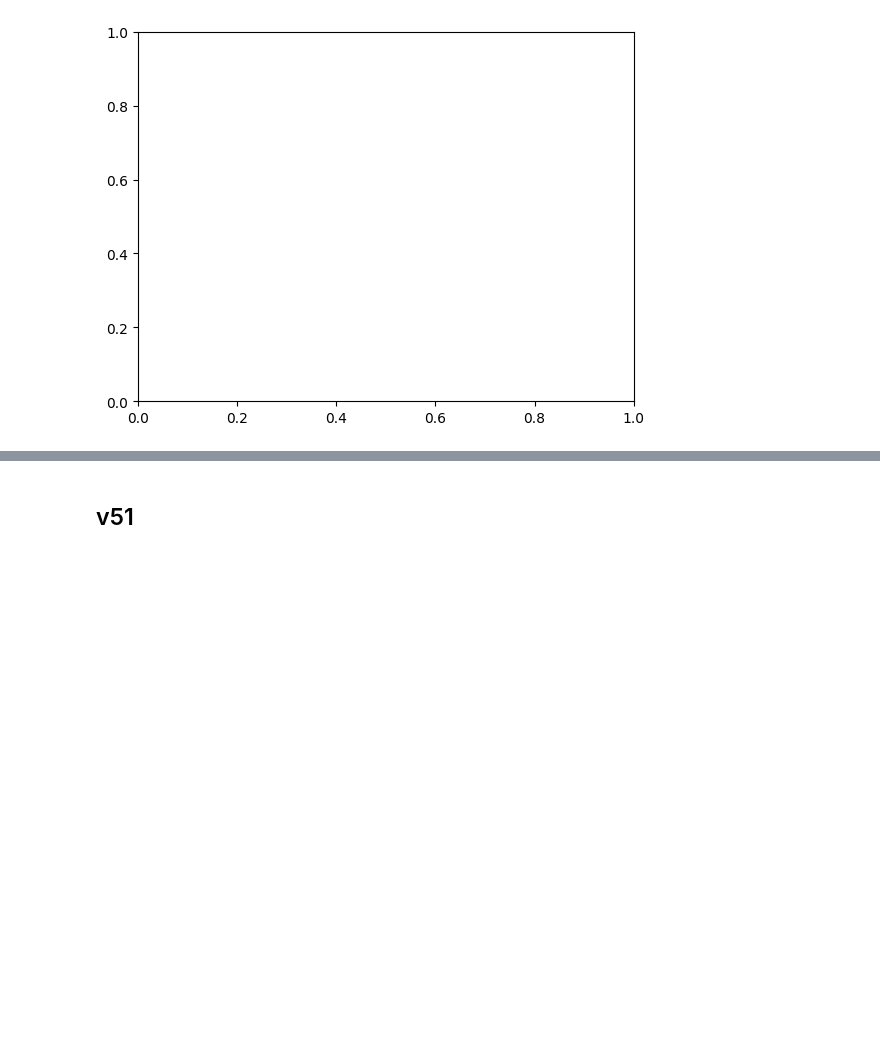
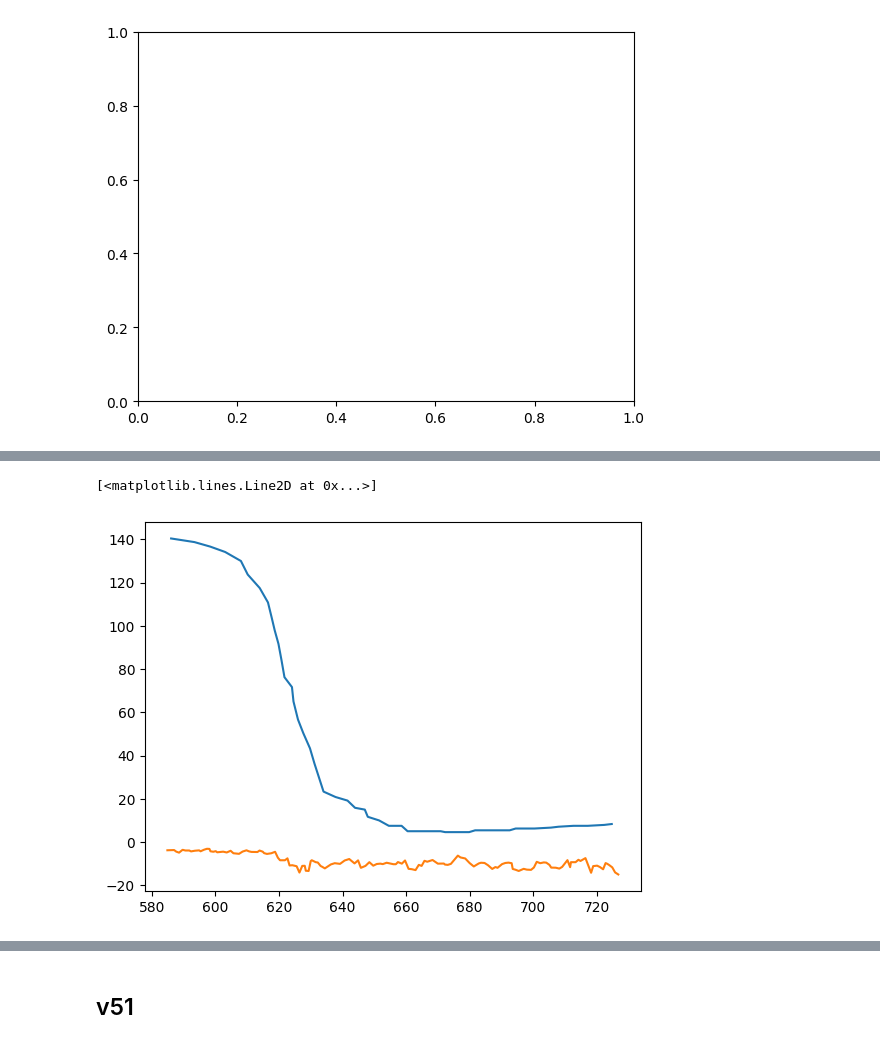
Before and after one commit to 465b/oceantracker, a Jupyter notebook: experiments/collapse/2023-v04/collapse_paper_plots.ipynb, the cells around one changed output, grey strips where cells are left out. Cells and saved outputs as stored; diff of their text form; code cells hidden in the pictures; blank space fills up the shorter version.

```diff
--- a/experiments/collapse/2023-v04/collapse_paper_plots.ipynb
+++ b/experiments/collapse/2023-v04/collapse_paper_plots.ipynb
@@ -30,0 +646,6 @@ import matplotlib.cm as cm
+# %%
+plt.plot(chloropyll_schoell[:,0], chloropyll_schoell[:,1], label="Chlorophyll")
+plt.plot(mean_deapth_schoel[:,0], mean_deapth_schoel[:,1], label="Mean depth")
+# %% [output]
+[<matplotlib.lines.Line2D at 0x...>]
+[figure, added]
```
Also changed, not shown: parts of 52 cells of this notebook, 1 other file.
